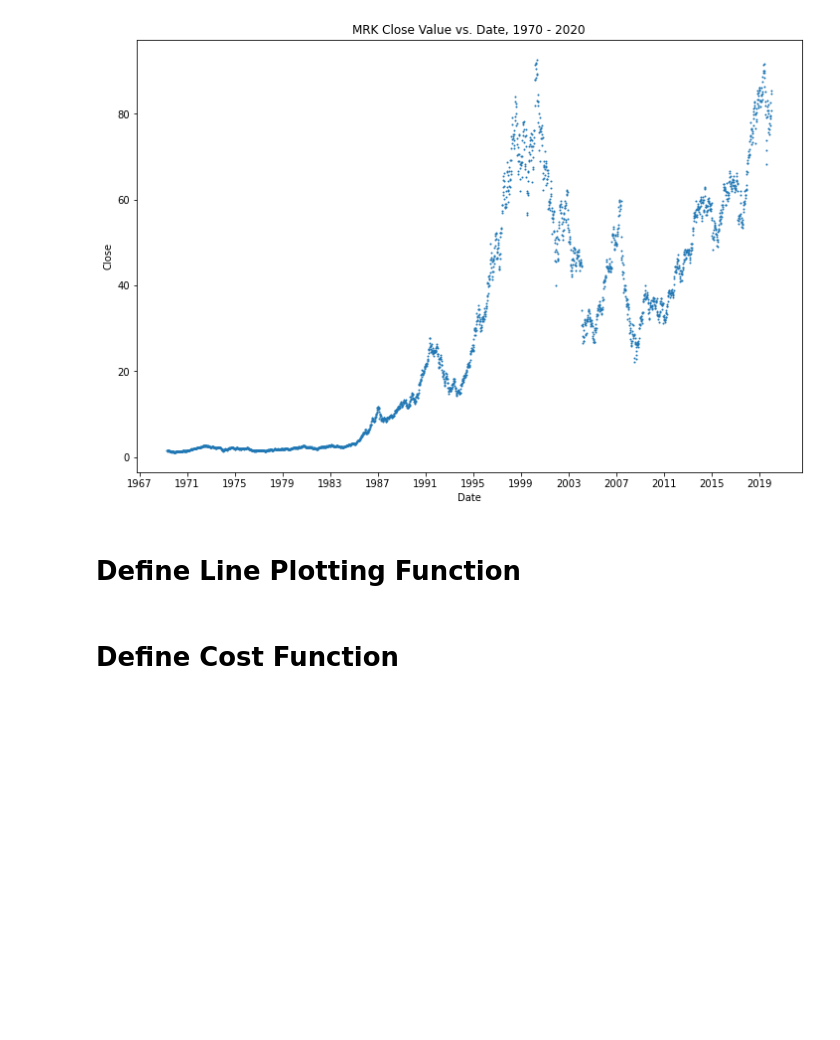
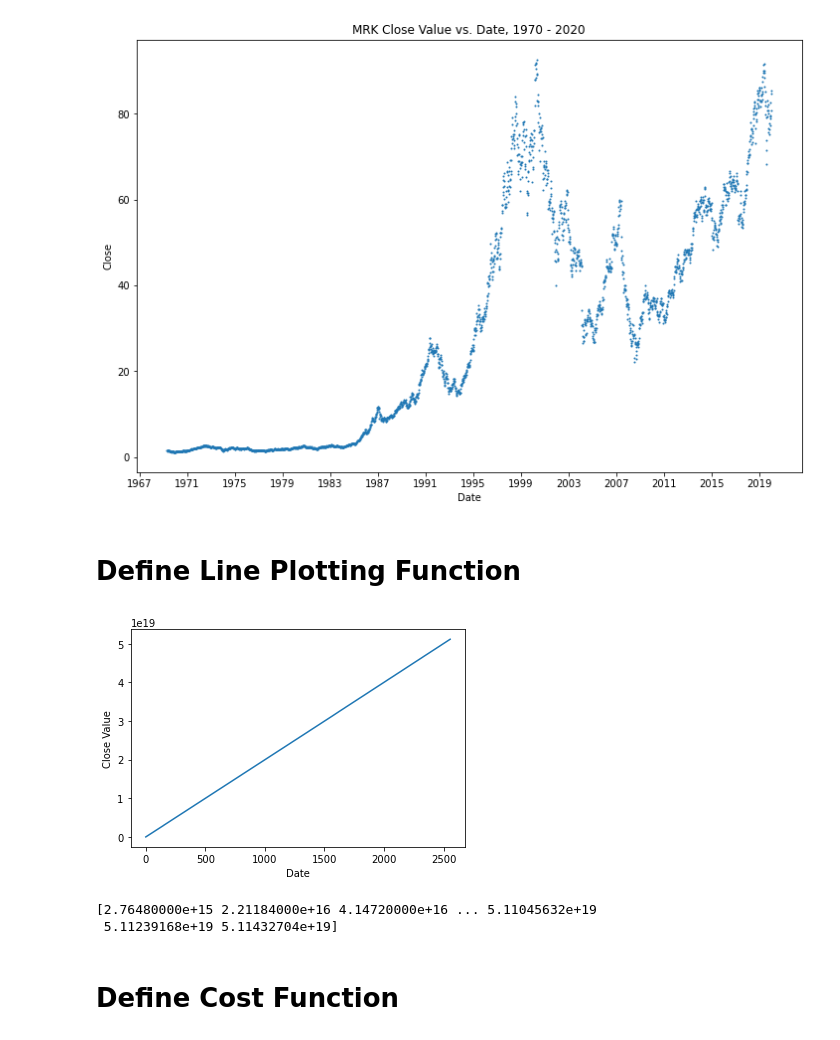
Before and after one commit to mirandabohm/Machine-Learning-Demo-Pack, a Jupyter notebook: Linear_regression.ipynb, the cells around one changed output. Saved outputs shown, nothing was run; the diff lists cells and outputs as text; code cells hidden in the pictures; blank space fills up the shorter version.

```diff
--- a/Linear_regression.ipynb
+++ b/Linear_regression.ipynb
@@ -101,26 +101,50 @@ plt.show() # Display plot
 [figure]
 # %% [markdown]
 # Define Line Plotting Function
-# %%
-%matplotlib inline
-
-def plot_line(x, weights):
-    """
-    Plots a line.
-
-    Args:
-        x (type):
-        weights (type):
-
-    Returns:
-        None
-
-    """
-    line = np.dot(x, weights)
-    plt.plot(line)
-    plt.ylabel('some numbers')
-    plt.show()
-    return line
+# %%
+%matplotlib inline
+
+def plot_line(x, weights):
+    """
+    Plots a line.
+
+    Args:
+        x (type):
+        weights (type):
+
+    Returns:
+        None
+
+    """
+    line = x @ weights
+    plt.plot(line)
+    plt.xlabel('Date')
+    plt.ylabel('Close Value')
+    plt.show()
+    return line
+
+weights = np.array([100,32])
+line = plot_line(X, weights)
+print(line)
+
+
+    ax.clear()
+
+    colors = ['turquoise', 'blueviolet', 'gold', 'pink'] # TODO: update with more colors in case of k > 4.
+    #figure(facecolor='w')
+
+    for i in range(4):
+        for coord in clusters[centroids_x[i], centroids_y[i]]:
+            ax.scatter(coord[0], coord[1], color = colors[i], edgecolor = 'grey')
+            ax.scatter(centroids_x[i], centroids_y[i], s= 30, color = 'red', marker='x')
+    ax.set_title('Income vs. Age')
+    ax.set_xlabel('Age')
+    ax.set_ylabel('Income')
+    fig.canvas.draw()
+# %% [output]
+[figure, added]
+[2.76480000e+15 2.21184000e+16 4.14720000e+16 ... 5.11045632e+19
+ 5.11239168e+19 5.11432704e+19]
 # %% [markdown]
 # Define Cost Function
 # %%
```
Also changed, not shown: parts of 11 cells of this notebook.
